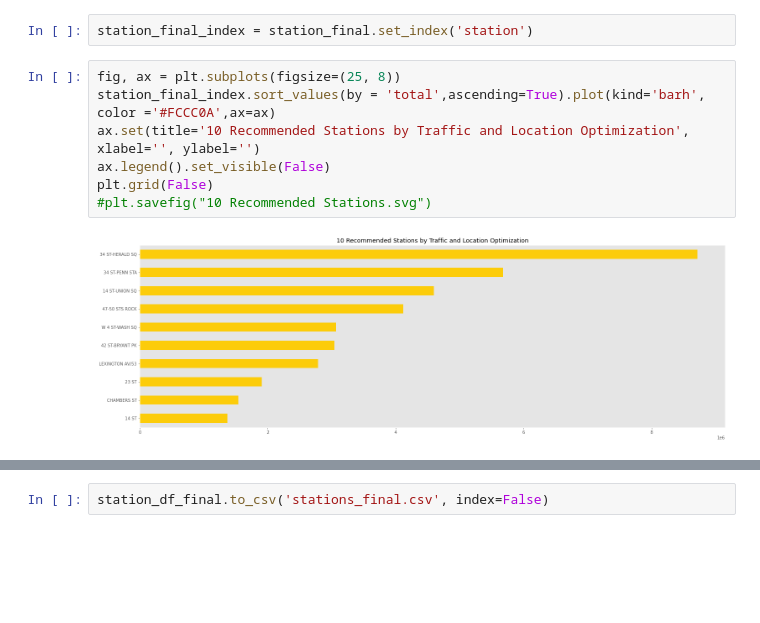
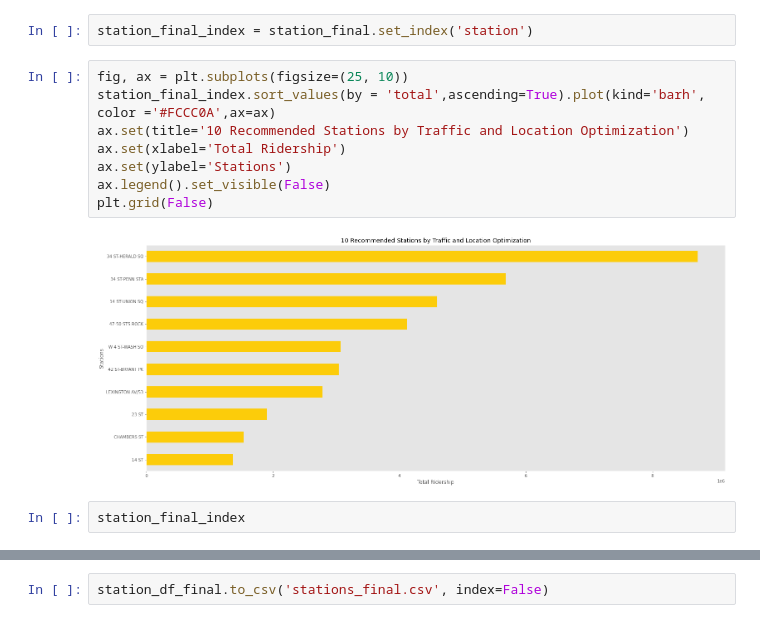
Before and after one commit to mattranalletta/01_MTA_exploratory_data_analysis, a Jupyter notebook: Project_1_mta_data_analysis.ipynb, the cells around one changed output, grey strips where cells are left out. Saved outputs shown, nothing was run; the diff lists cells and outputs as text; blank space fills up the shorter version.

Commit message:
Edited top 10 stations barh, set up .gitignore

```diff
--- a/Project_1_mta_data_analysis.ipynb
+++ b/Project_1_mta_data_analysis.ipynb
@@ -444,11 +313,14 @@ station_final
 # %%
 station_final_index = station_final.set_index('station')
 # %%
-fig, ax = plt.subplots(figsize=(25, 8))
+fig, ax = plt.subplots(figsize=(25, 10))
 station_final_index.sort_values(by = 'total',ascending=True).plot(kind='barh', color ='#FCCC0A',ax=ax)
-ax.set(title='10 Recommended Stations by Traffic and Location Optimization', xlabel='', ylabel='')
+ax.set(title='10 Recommended Stations by Traffic and Location Optimization')
+ax.set(xlabel='Total Ridership')
+ax.set(ylabel='Stations')
 ax.legend().set_visible(False)
 plt.grid(False)
-#plt.savefig("10 Recommended Stations.svg")
 # %% [output]
-[figure, old version]
+[figure, new version]
+# %%
+station_final_index
```
Also changed, not shown: parts of 27 cells of this notebook, 3 other files.
